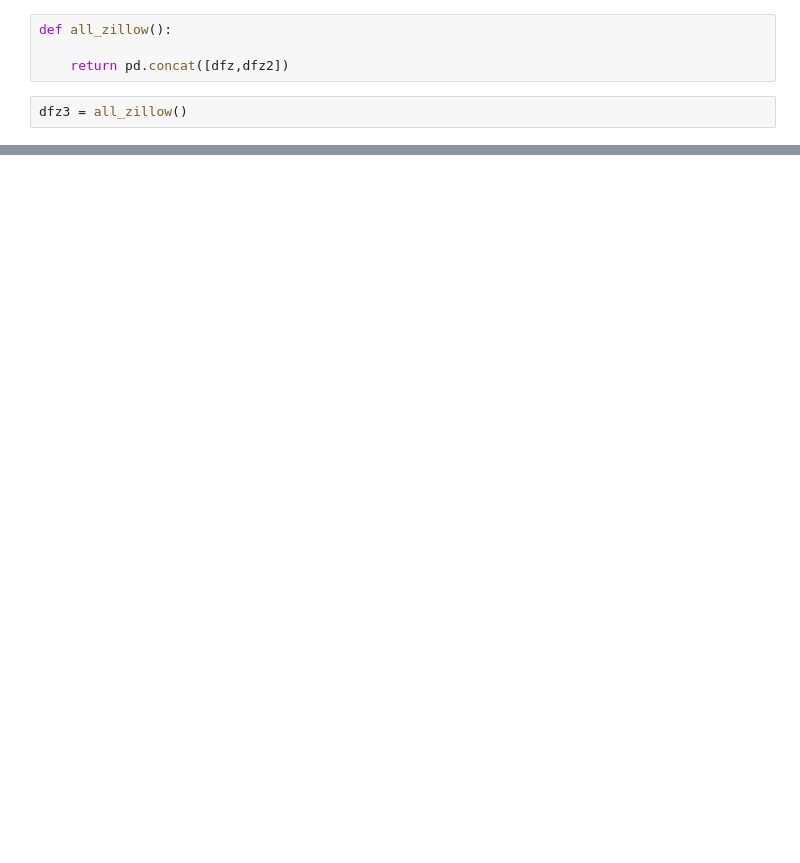
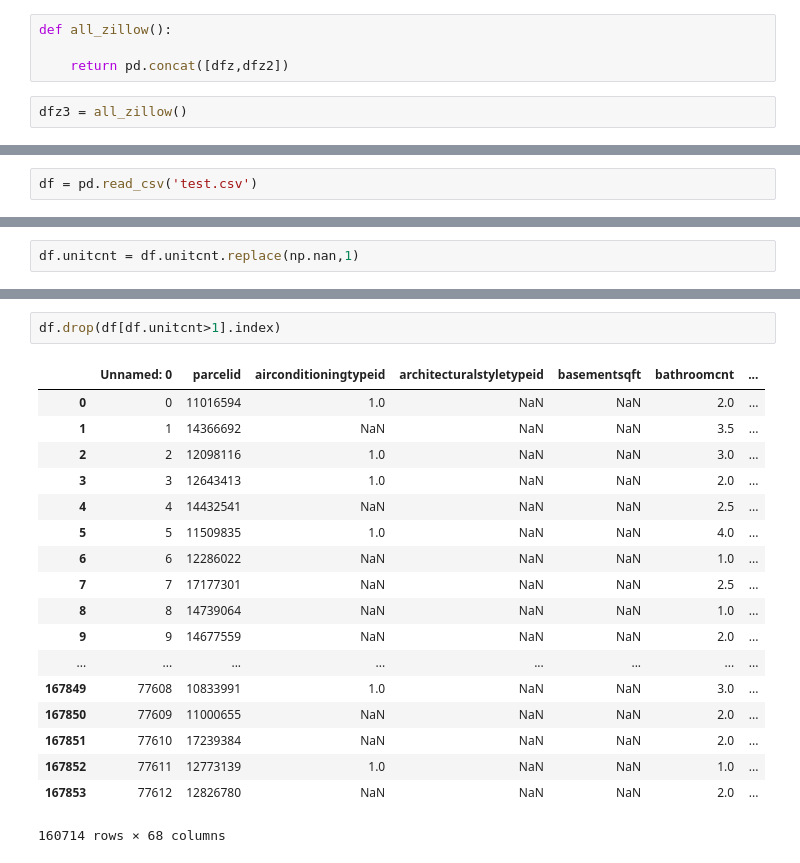
Before and after one commit to Norrick-McGee/ds-methodologies-exercises, a Jupyter notebook: clustering/Data Wrangle.ipynb, the cells around one changed output, grey strips where cells are left out. Drawn from its saved outputs; the diff is of its cells as text; blank space fills up the shorter version.

```diff
--- a/clustering/Data Wrangle.ipynb
+++ b/clustering/Data Wrangle.ipynb
@@ -196,0 +180,2 @@ dfz3.drop('id',axis=1).shape
+# %%
+df = pd.read_csv('test.csv')
@@ -196,0 +239,2 @@ dfz3.drop('id',axis=1).shape
+# %%
+df.unitcnt = df.unitcnt.replace(np.nan,1)
@@ -196,0 +358,21 @@ dfz3.drop('id',axis=1).shape
+# %%
+df.drop(df[df.unitcnt>1].index)
+# %% [output]
+|  | Unnamed: 0 | parcelid | airconditioningtypeid | architecturalstyletypeid | basementsqft | bathroomcnt | ... |
+| 0 | 0 | 11016594 | 1.0 | NaN | NaN | 2.0 | ... |
+| 1 | 1 | 14366692 | NaN | NaN | NaN | 3.5 | ... |
+| 2 | 2 | 12098116 | 1.0 | NaN | NaN | 3.0 | ... |
+| 3 | 3 | 12643413 | 1.0 | NaN | NaN | 2.0 | ... |
+| 4 | 4 | 14432541 | NaN | NaN | NaN | 2.5 | ... |
+| 5 | 5 | 11509835 | 1.0 | NaN | NaN | 4.0 | ... |
+| 6 | 6 | 12286022 | NaN | NaN | NaN | 1.0 | ... |
+| 7 | 7 | 17177301 | NaN | NaN | NaN | 2.5 | ... |
+| 8 | 8 | 14739064 | NaN | NaN | NaN | 1.0 | ... |
+| 9 | 9 | 14677559 | NaN | NaN | NaN | 2.0 | ... |
+| ... | ... | ... | ... | ... | ... | ... | ... |
+| 167849 | 77608 | 10833991 | 1.0 | NaN | NaN | 3.0 | ... |
+| 167850 | 77609 | 11000655 | NaN | NaN | NaN | 2.0 | ... |
+| 167851 | 77610 | 17239384 | NaN | NaN | NaN | 2.0 | ... |
+| 167852 | 77611 | 12773139 | 1.0 | NaN | NaN | 1.0 | ... |
+| 167853 | 77612 | 12826780 | NaN | NaN | NaN | 2.0 | ... |
+160714 rows × 68 columns
```
Also changed, not shown: parts of 25 cells of this notebook, 4 other files.
